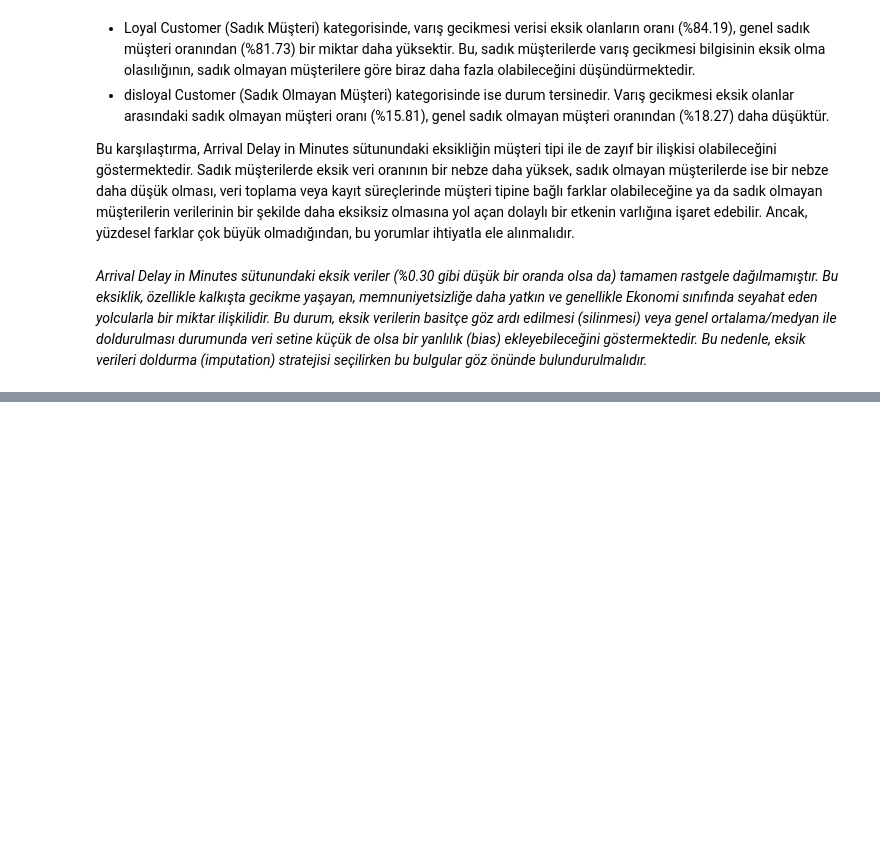
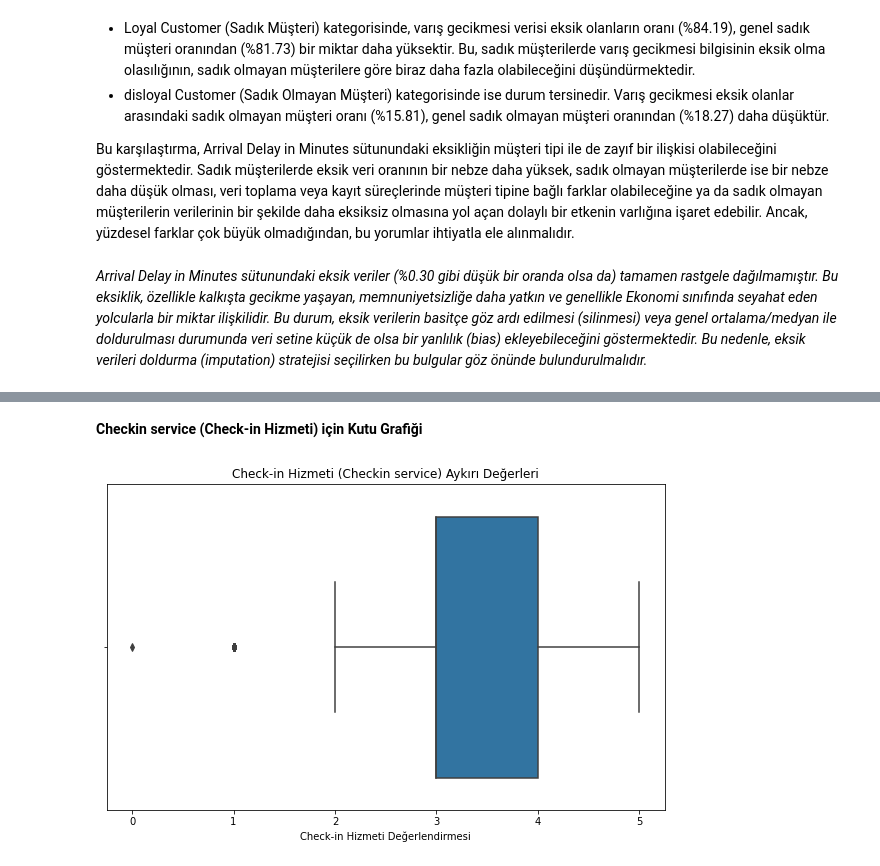
Before and after one commit to YarenAyan/Airline-Passenger-Satisfaction-Data-Analysis, a Jupyter notebook: Airline Passenger Satisfaction TR.ipynb, the cells around one changed output, grey strips where cells are left out. Cells and saved outputs as stored; diff of their text form; code cells hidden in the pictures; blank space fills up the shorter version.

```diff
--- a/Airline Passenger Satisfaction TR.ipynb
+++ b/Airline Passenger Satisfaction TR.ipynb
@@ -414,0 +496,10 @@ Bence, *Arrival Delay in Minutes* sütununda tespit edilen %0.30'luk düşük ek
+# %% [markdown]
+**Checkin service (Check-in Hizmeti) için Kutu Grafiği**
+# %%
+plt.figure(figsize=(10, 6))
+sns.boxplot(x=train_df['Checkin service'])
+plt.title('Check-in Hizmeti (Checkin service) Aykırı Değerleri')
+plt.xlabel('Check-in Hizmeti Değerlendirmesi')
+plt.show()
+# %% [output]
+[figure, added]
```
Also changed, not shown: parts of 16 cells of this notebook.
